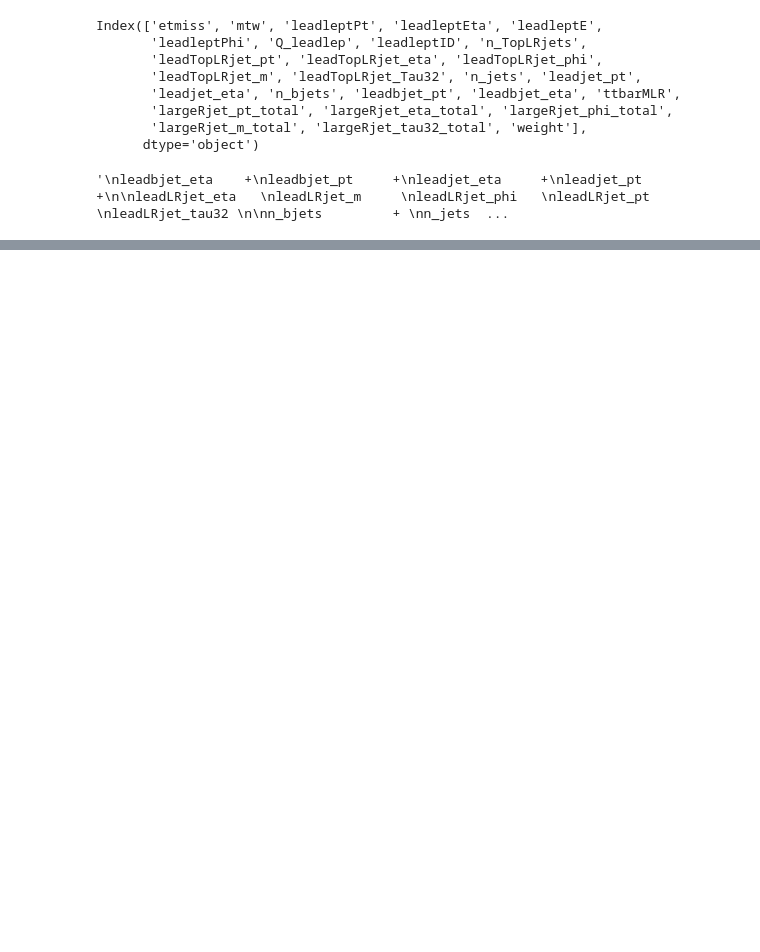
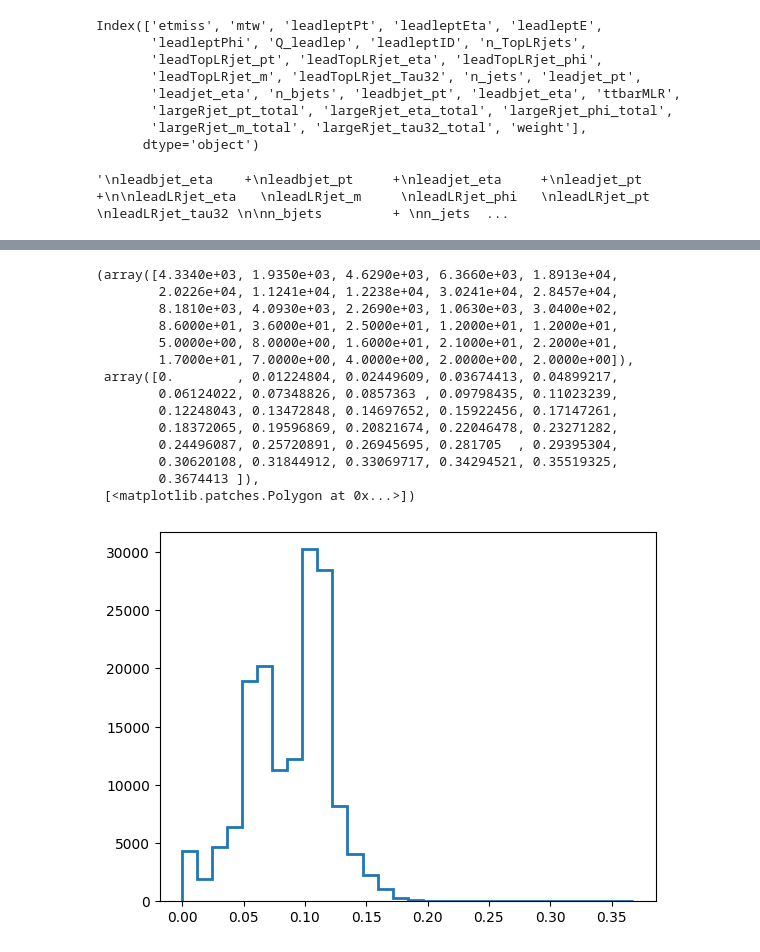
Before and after one commit to joaopedrobiu6/MASHEP_jbiu, a Jupyter notebook: Projeto/projeto.ipynb, the cells around one changed output, grey strips where cells are left out. Cells and saved outputs as stored; diff of their text form; code cells hidden in the pictures; blank space fills up the shorter version.

```diff
--- a/Projeto/projeto.ipynb
+++ b/Projeto/projeto.ipynb
@@ -130,0 +133,18 @@ for feature in plot_features:
+# %%
+plt.hist(ttbar_lep["weight"]*0.0924183, bins=30, histtype="step", linewidth=2)
+# %% [output]
+(array([4.3340e+03, 1.9350e+03, 4.6290e+03, 6.3660e+03, 1.8913e+04,
+        2.0226e+04, 1.1241e+04, 1.2238e+04, 3.0241e+04, 2.8457e+04,
+        8.1810e+03, 4.0930e+03, 2.2690e+03, 1.0630e+03, 3.0400e+02,
+        8.6000e+01, 3.6000e+01, 2.5000e+01, 1.2000e+01, 1.2000e+01,
+        5.0000e+00, 8.0000e+00, 1.6000e+01, 2.1000e+01, 2.2000e+01,
+        1.7000e+01, 7.0000e+00, 4.0000e+00, 2.0000e+00, 2.0000e+00]),
+ array([0.        , 0.01224804, 0.02449609, 0.03674413, 0.04899217,
+        0.06124022, 0.07348826, 0.0857363 , 0.09798435, 0.11023239,
+        0.12248043, 0.13472848, 0.14697652, 0.15922456, 0.17147261,
+        0.18372065, 0.19596869, 0.20821674, 0.22046478, 0.23271282,
+        0.24496087, 0.25720891, 0.26945695, 0.281705  , 0.29395304,
+        0.30620108, 0.31844912, 0.33069717, 0.34294521, 0.35519325,
+        0.3674413 ]),
+ [<matplotlib.patches.Polygon at 0x...>])
+[figure, added]
```
Also changed, not shown: parts of 6 cells of this notebook, 2 other files.
